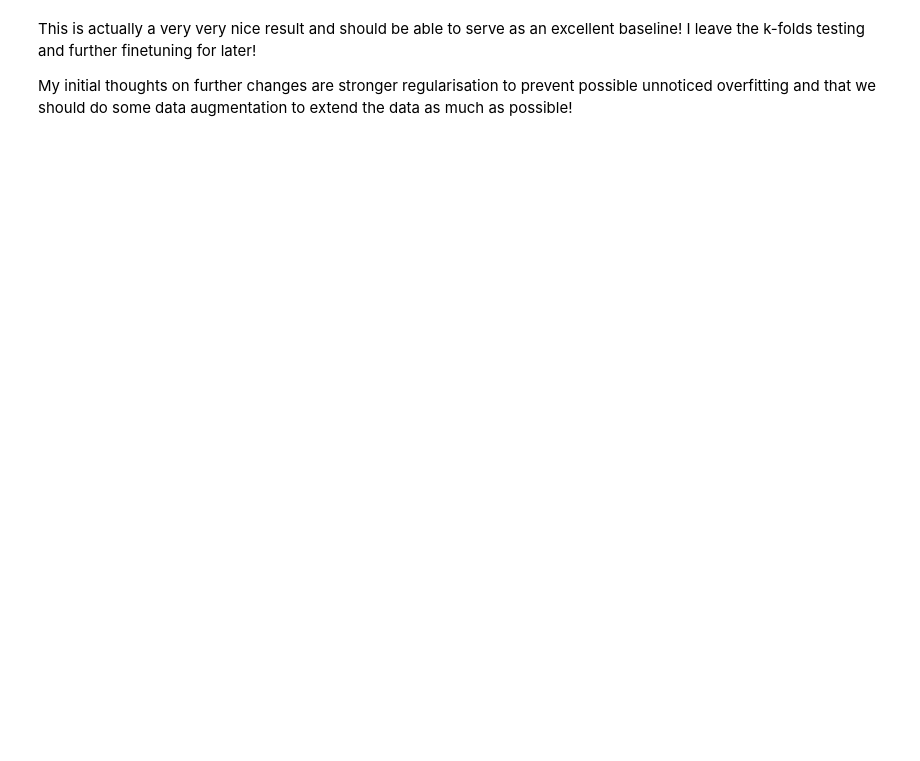
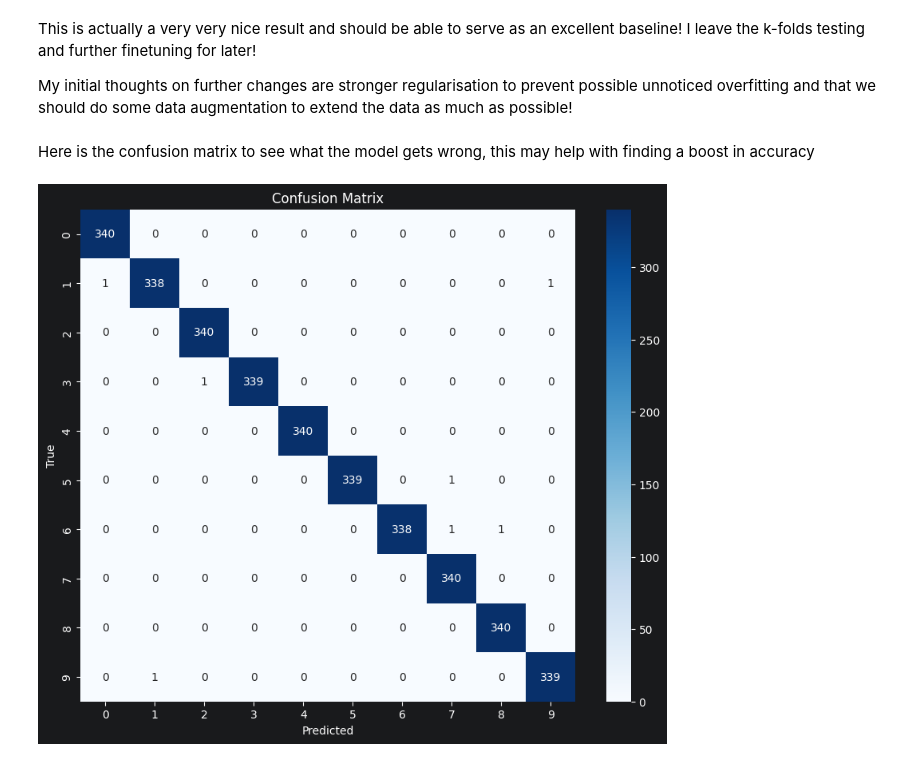
Before and after one commit to NickIsThere/IIVP-Challenge-Group7, a Jupyter notebook: experiments/Initial Baseline.ipynb, the cells around one changed output. Drawn from its saved outputs; the diff is of its cells as text; code cells hidden in the pictures; blank space fills up the shorter version.

Commit message:
Extended the smallest of our models and created confusion matricies for analysis

```diff
--- a/experiments/Initial Baseline.ipynb
+++ b/experiments/Initial Baseline.ipynb
@@ -297,3 +310,35 @@ This is actually a very very nice result and should be able to serve as an excel
 I leave the k-folds testing and further finetuning for later!
 
 My initial thoughts on further changes are stronger regularisation to prevent possible unnoticed overfitting and that we should do some data augmentation to extend the data as much as possible!
+# %% [markdown]
+Here is the confusion matrix to see what the model gets wrong, this may help with finding a boost in accuracy
+# %%
+model.eval()
+all_preds = []
+all_labels = []
+
+with torch.no_grad():
+    for images, labels in val_loader:
+        images = images.to(device)
+        labels = labels.to(device)
+        outputs = model(images)
+        preds = outputs.argmax(dim=1)
+        all_preds.append(preds.cpu())
+        all_labels.append(labels.cpu())
+
+all_preds = torch.cat(all_preds)
+all_labels = torch.cat(all_labels)
+# %%
+metric = ConfusionMatrix(task="multiclass", num_classes=10)
+metric.update(all_preds, all_labels)
+cm = metric.compute().numpy()
+
+
+plt.figure(figsize=(10, 8))
+sns.heatmap(cm, annot=True, fmt='d', cmap='Blues')
+plt.xlabel('Predicted')
+plt.ylabel('True')
+plt.title('Confusion Matrix')
+plt.show()
+# %% [output]
+[figure, added]
```
Also changed, not shown: parts of 7 cells of this notebook.
